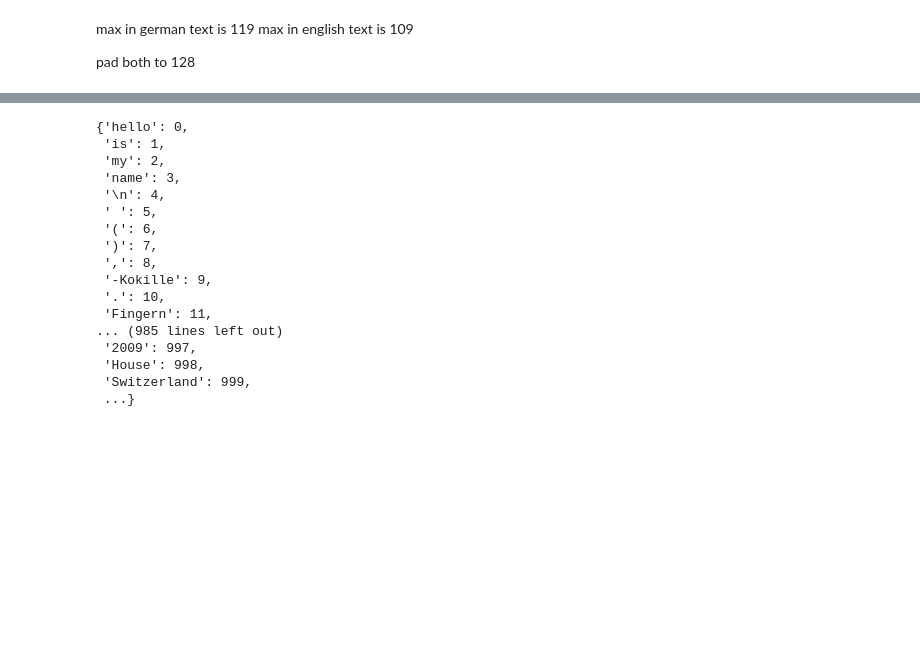
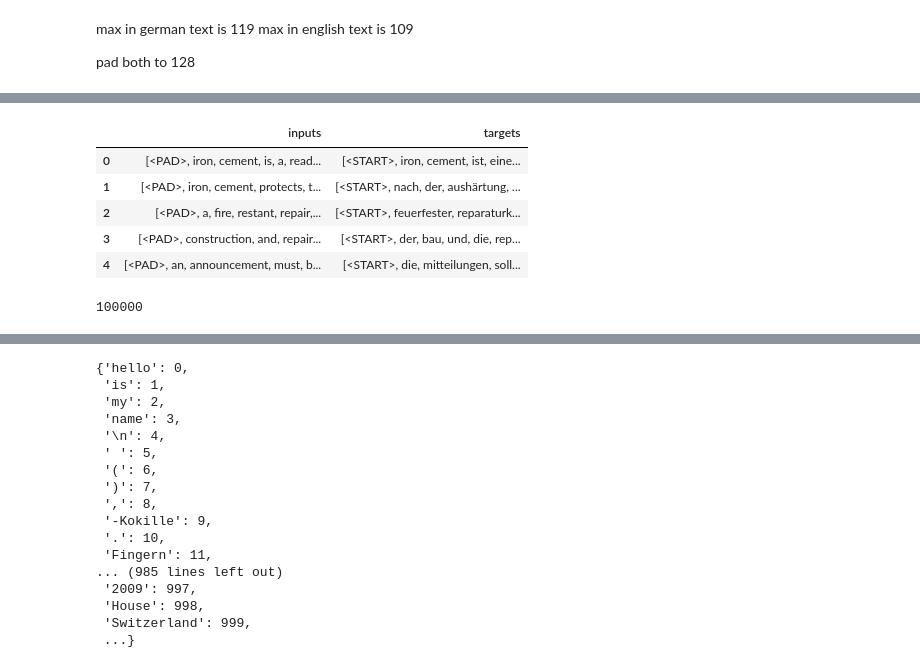
Before and after one commit to julian-fong/robots, a Jupyter notebook: machine.ipynb, the cells around one changed output, grey strips where cells are left out. Drawn from its saved outputs; the diff is of its cells as text; code cells hidden in the pictures; blank space fills up the shorter version.

```diff
--- a/machine.ipynb
+++ b/machine.ipynb
@@ -64,8 +69,10 @@ print(vocab.token2id)
+# %%
+df = pd.DataFrame()
 # %%
 vocab_en = Dictionary()
 
-vocab_en.add_documents([["<START>"]])
-vocab_en.add_documents([["<END>"]])
+# vocab_en.add_documents([["<START>"]])
+# vocab_en.add_documents([["<END>"]])
 vocab_en.add_documents([["<PAD>"]])
 
 vocab_ger = Dictionary()
@@ -81 +156,17 @@ pad both to 128
+# %%
+df['inputs'] = sentences_en
+df['targets'] = sentences_de
+# %%
+df.head()
+# %% [output]
+|  | inputs | targets |
+| 0 | [<PAD>, iron, cement, is, a, read... | [<START>, iron, cement, ist, eine... |
+| 1 | [<PAD>, iron, cement, protects, t... | [<START>, nach, der, aushärtung, ... |
+| 2 | [<PAD>, a, fire, restant, repair,... | [<START>, feuerfester, reparaturk... |
+| 3 | [<PAD>, construction, and, repair... | [<START>, der, bau, und, die, rep... |
+| 4 | [<PAD>, an, announcement, must, b... | [<START>, die, mitteilungen, soll... |
+# %%
+len(df)
+# %% [output]
+100000
 # %%
```
Also changed, not shown: parts of 5 cells of this notebook, 3 other files.
